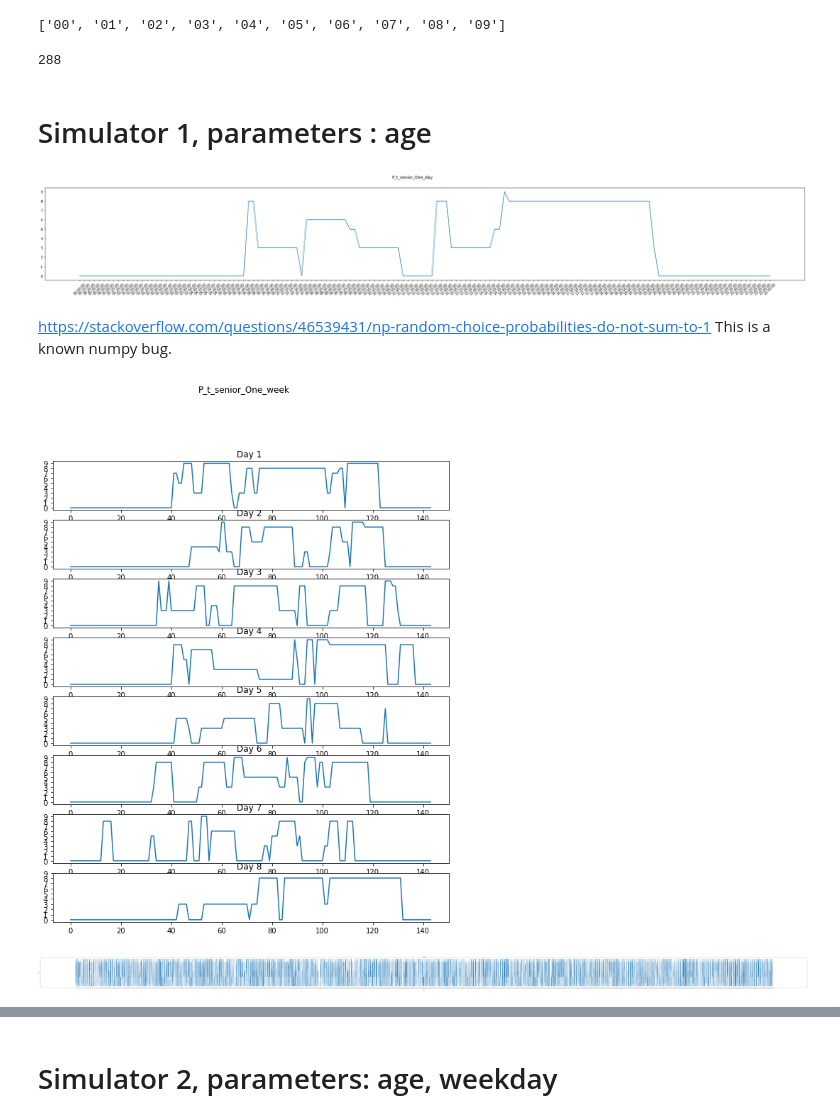
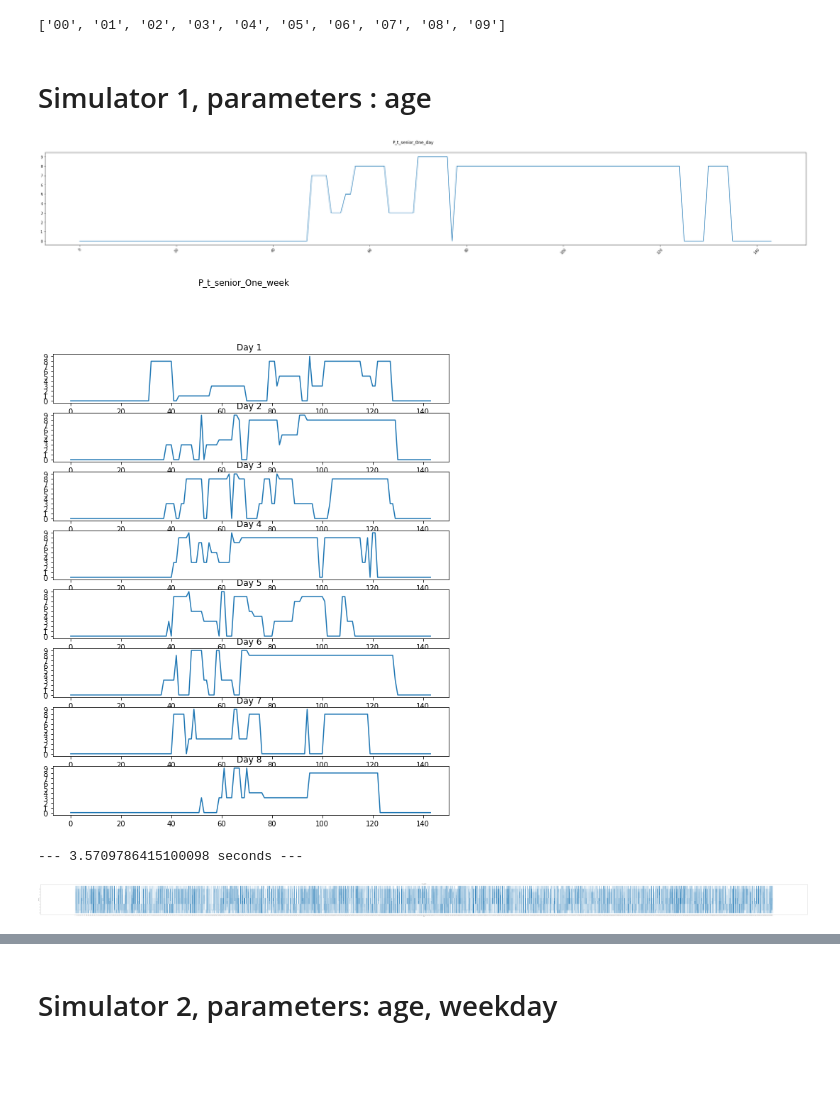
Before and after one commit to arita89/02443-SimSolarEnergy, a Jupyter notebook: code/MarkovChain.ipynb, the cells around one changed output, grey strips where cells are left out. Cells and saved outputs as stored; diff of their text form; code cells hidden in the pictures; blank space fills up the shorter version.

Commit message:
various corrections and optimizations
- corrected plot of summer .. not suMMMer
- optimized IMC function
- cleaned and updated the three notebooks

```diff
--- a/code/MarkovChain.ipynb
+++ b/code/MarkovChain.ipynb
@@ -19,6 +19,9 @@ import matplotlib . pyplot as plt # library for plots
 import matplotlib.animation as animation # lets animate the plots!
 from matplotlib.pyplot import figure
 import time
+# %%
+import matplotlib.font_manager
+plt.rcParams["font.family"] = "Times New Roman"
 # %%
 # setting saving directory
 today = date.today()
@@ -532,11 +462,9 @@ transition_array = np.array(transitionName)
 ['00', '01', '02', '03', '04', '05', '06', '07', '08', '09']
 # %%
 T = time_converter_df['New_Time'].tolist()
-len(T*2)
+#len(T*2)
 #min(T)
 #max(T)
-# %% [output]
-288
 # %% [markdown]
 # Simulator 1, parameters : age
 # %%
@@ -650,29 +543,23 @@ def activity_forecast(transitionMatrix,activityToday = 0, days =1,time_steps = 1
 # %%
 # SIMULATE ONE DAY
 # note: at time it returns error because the sum of the row of P_t[t given] [j initial state] is not 1.
 # this shouldnt be possible. there must always be one state to move to (at least the same state!)
 # how to catch why some lines at t = 0 are all zeros?
 i = 5
 
 transitionMatrix = all_P_t[i]
 title = all_P_t_labels[i]+'_One_day'
 activityList = activity_forecast(transitionMatrix,0)
 fig = plt.figure(figsize=(40, 5))
 fig.suptitle(title)
 #T = np.arange(144)
 plt.plot(T, activityList)
 plt.xticks(rotation=45)
-#plt.xticks(np.arange(min(T), max(T), 6))
-#ax.set_xticks(ax.get_xticks()[::6])
 plt.yticks(np.arange(0, 10, 1))
-plt.grid(axis='activityList', linestyle='-')
 
 #now = datetime.now()
 dt_string = now.strftime("%d-%m-%Y_%H-%M-%S")
 savelabel = dt_string+title
 plt.savefig(savelabel+'.png')
 # %% [output]
-[figure, old version]
+[figure, new version]
-# %% [markdown]
-https://stackoverflow.com/questions/46539431/np-random-choice-probabilities-do-not-sum-to-1
-This is a known numpy bug.
@@ -699,21 +584,23 @@ for activityList in list_activity:
     T = np.arange(144)
     plt.plot(T, activityList)
     plt.yticks(np.arange(0,10, 1))
-    plt.grid(axis='activityList', linestyle='-')
     counter +=1
 
 dt_string = now.strftime("%d-%m-%Y_%H-%M-%S")
 savelabel = dt_string+title
 plt.savefig(savelabel+'.png')
 # %% [output]
-[figure, old version]
+[figure, new version]
 # %%
 #SIMULATE MANY DAYS, in one time line
 i = 3
 numdays = 365
 transitionMatrix = all_P_t[i]
 title = all_P_t_labels[i]+'NumOfDays_'+str(numdays)
-activityList = ForecastAcitivtiesforNdays(transitionMatrix,i,0,numdays)
+
+start_time = time.time()
+activityList = ForecastandPlotAcitivtiesforNdays(transitionMatrix,i,0,numdays)
+print("--- %s seconds ---" % (time.time() - start_time))
 
 dt_string = now.strftime("%d-%m-%Y_%H-%M-%S")
 savefig = dt_string+title
@@ -723,7 +610,8 @@ savelabel ='SimActivities_'+savefig+".csv"
 with open( savelabel,'wb') as f:
     pickle.dump(activityList, f)
 # %% [output]
+--- 3.5709786415100098 seconds ---
-[figure, old version]
+[figure, new version]
 # %%
 os.getcwd()
 os.chdir('C:\\Users\\arita\\Documents\\GitHub\\02443-SimSolarEnergy\\code\\activityLists')
```
Also changed, not shown: parts of 31 cells of this notebook, 2 other files.
